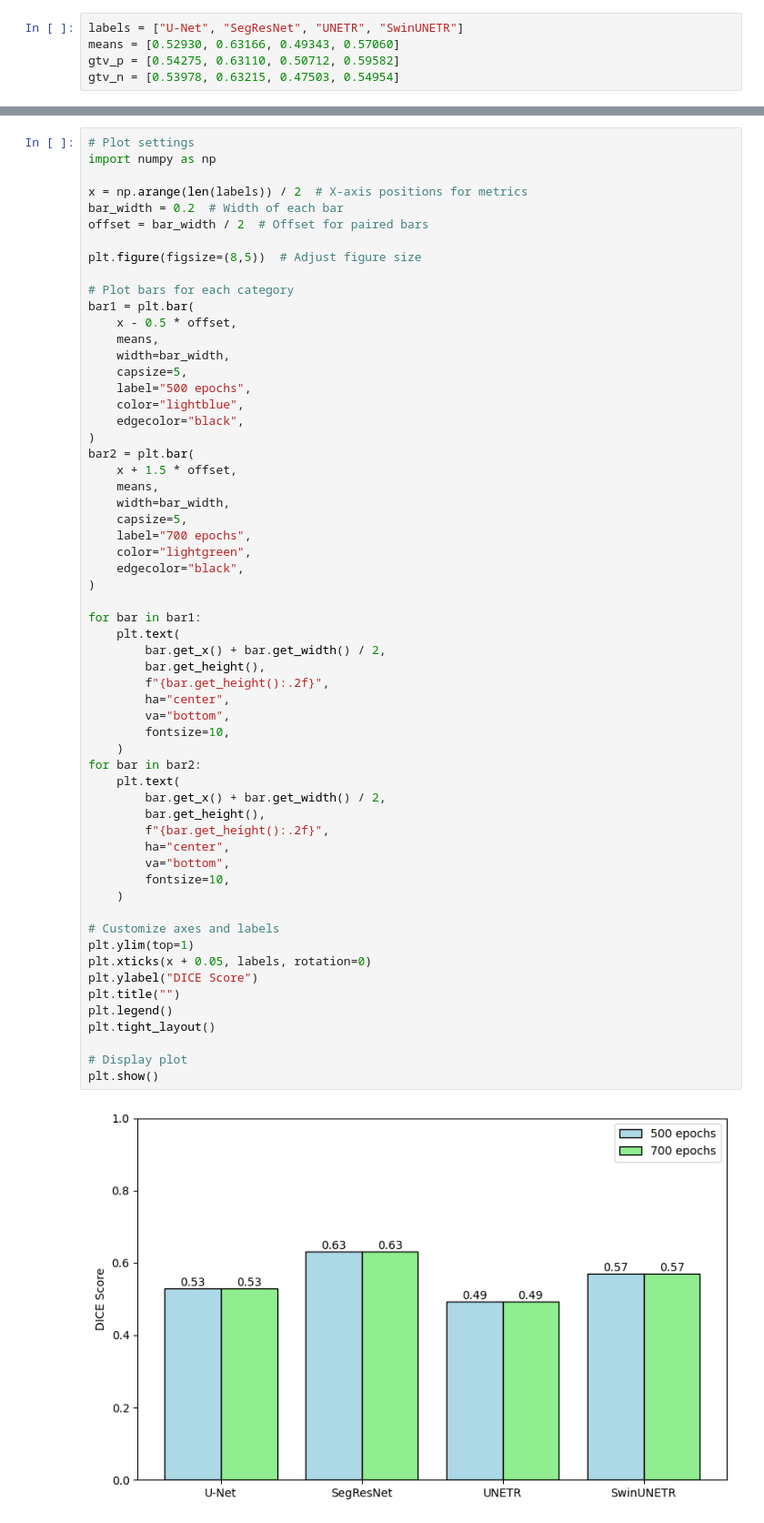
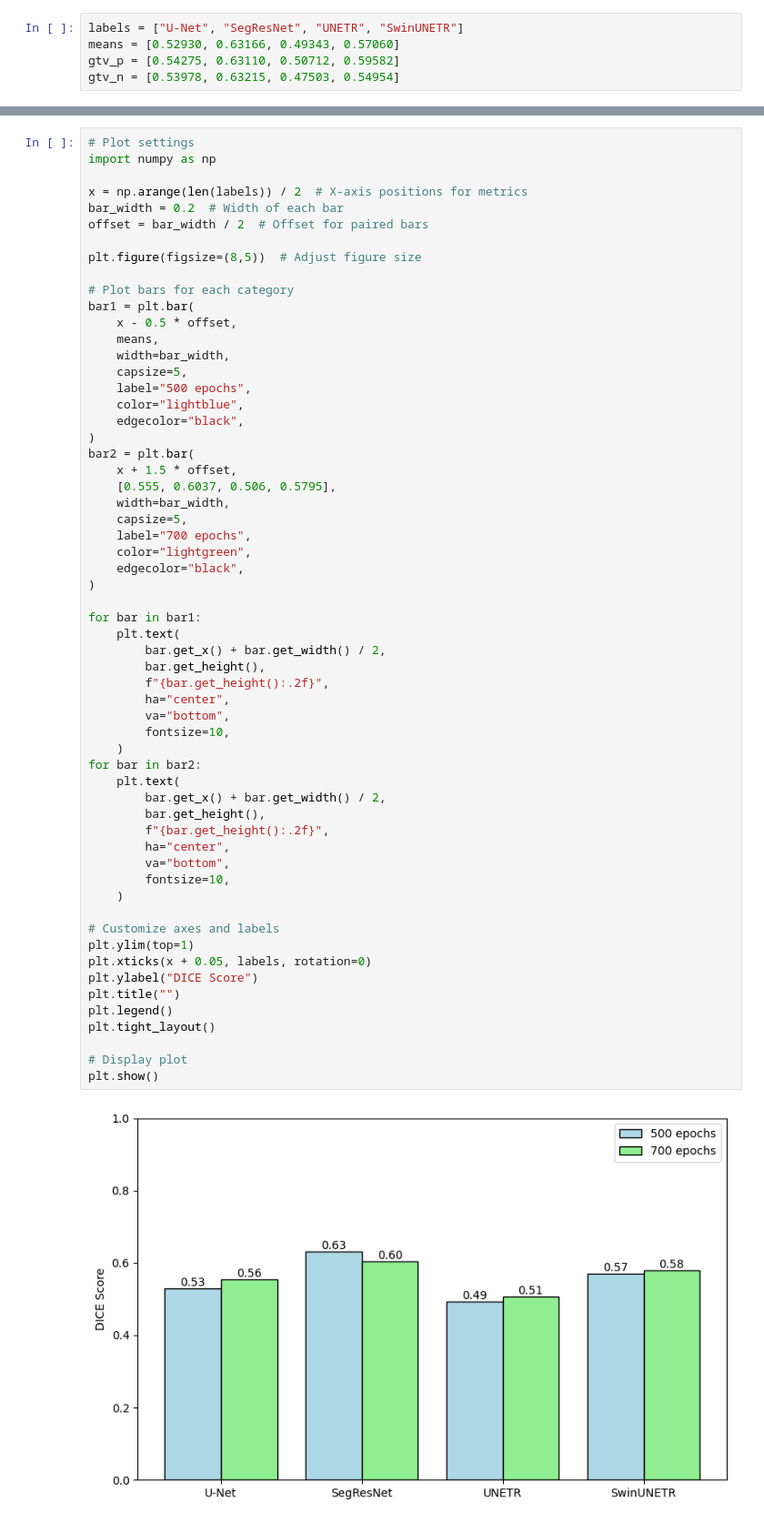
Before and after one commit to andreas122001/tumor-segmentation, a Jupyter notebook: analysis.ipynb, the cells around one changed output, grey strips where cells are left out. Shown: that part at 91% size. Drawn from its saved outputs; the diff is of its cells as text.

Commit message:
did some plotting

```diff
--- a/analysis.ipynb
+++ b/analysis.ipynb
@@ -44,7 +44,7 @@ bar1 = plt.bar(
 )
 bar2 = plt.bar(
     x + 1.5 * offset,
-    means,
+    [0.555, 0.6037, 0.506, 0.5795],
     width=bar_width,
     capsize=5,
     label="700 epochs",
@@ -55,31 +55,31 @@ bar2 = plt.bar(
 for bar in bar1:
     plt.text(
         bar.get_x() + bar.get_width() / 2,
         bar.get_height(),
         f"{bar.get_height():.2f}",
         ha="center",
         va="bottom",
         fontsize=10,
     )
 for bar in bar2:
     plt.text(
         bar.get_x() + bar.get_width() / 2,
         bar.get_height(),
         f"{bar.get_height():.2f}",
         ha="center",
         va="bottom",
         fontsize=10,
     )
 
 # Customize axes and labels
 plt.ylim(top=1)
 plt.xticks(x + 0.05, labels, rotation=0)
 plt.ylabel("DICE Score")
 plt.title("")
 plt.legend()
 plt.tight_layout()
 
 # Display plot
 plt.show()
 # %% [output]
-[figure, old version]
+[figure, new version]
```
Also changed, not shown: parts of 2 cells of this notebook.
